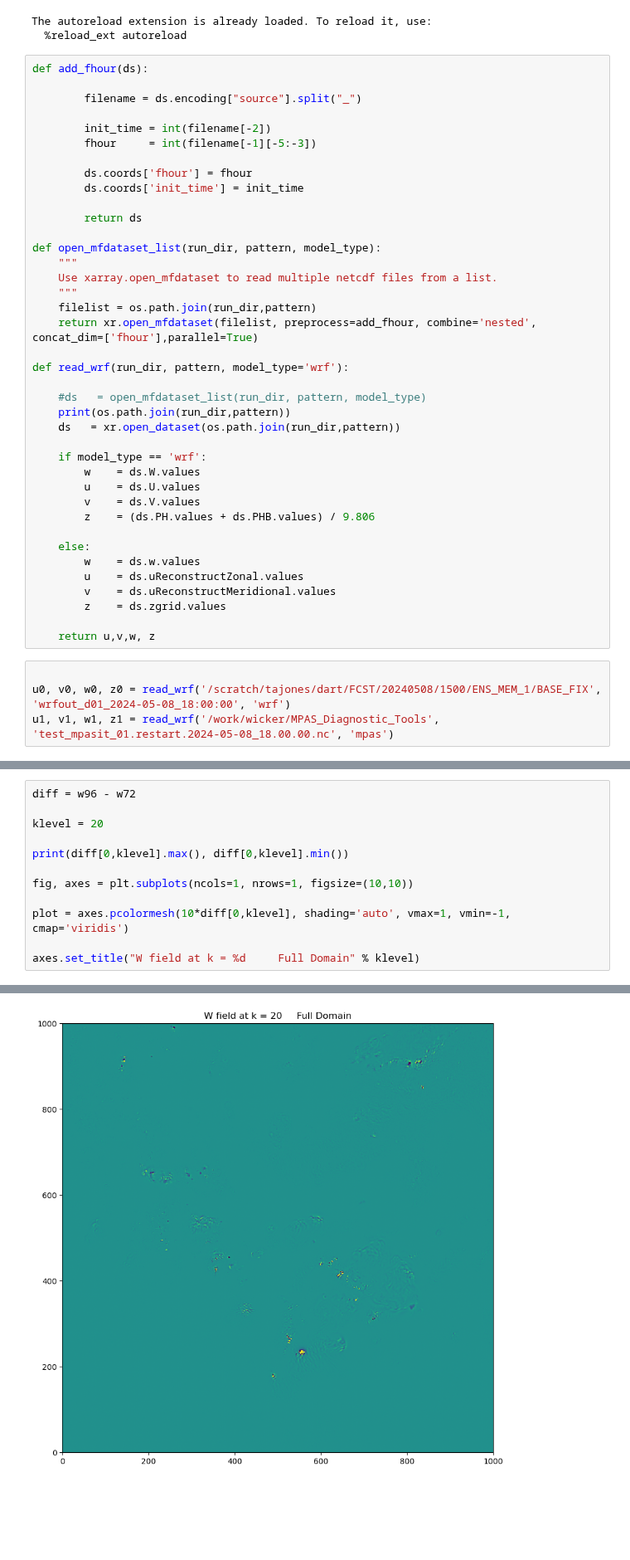
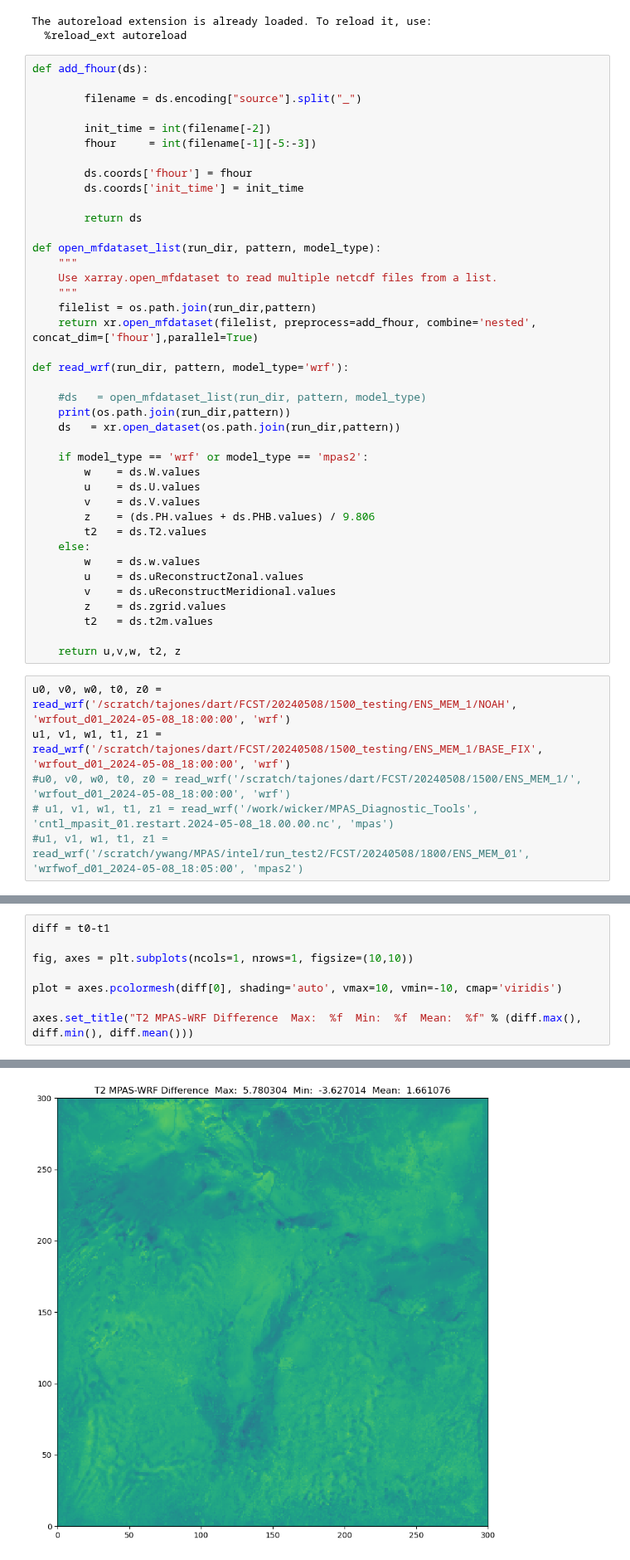
Before and after one commit to louiswicker/CAM_analysis_tools, a Jupyter notebook: real_cases/plot_WRF_History.ipynb, the cells around one changed output, grey strips where cells are left out. Shown at 83% size. Drawn from its saved outputs; the diff is of its cells as text; blank space fills up the shorter version.

```diff
--- a/real_cases/plot_WRF_History.ipynb
+++ b/real_cases/plot_WRF_History.ipynb
@@ -47,21 +47,24 @@ def read_wrf(run_dir, pattern, model_type='wrf'):
     print(os.path.join(run_dir,pattern))
     ds   = xr.open_dataset(os.path.join(run_dir,pattern))
 
-    if model_type == 'wrf':
+    if model_type == 'wrf' or model_type == 'mpas2':
         w    = ds.W.values
         u    = ds.U.values
         v    = ds.V.values
         z    = (ds.PH.values + ds.PHB.values) / 9.806
-
+        t2   = ds.T2.values
     else:
         w    = ds.w.values
         u    = ds.uReconstructZonal.values
         v    = ds.uReconstructMeridional.values
         z    = ds.zgrid.values
+        t2   = ds.t2m.values
 
-    return u,v,w, z
+    return u,v,w, t2, z
 # %%
-
-u0, v0, w0, z0 = read_wrf('/scratch/tajones/dart/FCST/20240508/1500/ENS_MEM_1/BASE_FIX', 'wrfout_d01_2024-05-08_18:00:00', 'wrf')
-u1, v1, w1, z1 = read_wrf('/work/wicker/MPAS_Diagnostic_Tools', 'test_mpasit_01.restart.2024-05-08_18.00.00.nc', 'mpas')
+u0, v0, w0, t0, z0 = read_wrf('/scratch/tajones/dart/FCST/20240508/1500_testing/ENS_MEM_1/NOAH', 'wrfout_d01_2024-05-08_18:00:00', 'wrf')
+u1, v1, w1, t1, z1 = read_wrf('/scratch/tajones/dart/FCST/20240508/1500_testing/ENS_MEM_1/BASE_FIX', 'wrfout_d01_2024-05-08_18:00:00', 'wrf')
+#u0, v0, w0, t0, z0 = read_wrf('/scratch/tajones/dart/FCST/20240508/1500/ENS_MEM_1/', 'wrfout_d01_2024-05-08_18:00:00', 'wrf')
+# u1, v1, w1, t1, z1 = read_wrf('/work/wicker/MPAS_Diagnostic_Tools', 'cntl_mpasit_01.restart.2024-05-08_18.00.00.nc', 'mpas')
+#u1, v1, w1, t1, z1 = read_wrf('/scratch/ywang/MPAS/intel/run_test2/FCST/20240508/1800/ENS_MEM_01', 'wrfwof_d01_2024-05-08_18:05:00', 'mpas2')
 # %% [output]
@@ -136,15 +149,11 @@ ax.set_title('DZ in models');
 # %% [output]
 [figure]
 # %%
-diff = w96 - w72
-
-klevel = 20
-
-print(diff[0,klevel].max(), diff[0,klevel].min())
+diff = t0-t1
 
 fig, axes = plt.subplots(ncols=1, nrows=1, figsize=(10,10))
 
-plot = axes.pcolormesh(10*diff[0,klevel], shading='auto', vmax=1, vmin=-1, cmap='viridis')
+plot = axes.pcolormesh(diff[0], shading='auto', vmax=10, vmin=-10, cmap='viridis')
 
-axes.set_title("W field at k = %d     Full Domain" % klevel)
+axes.set_title("T2 MPAS-WRF Difference  Max:  %f  Min:  %f  Mean:  %f" % (diff.max(), diff.min(), diff.mean()))
 # %% [output]
@@ -153,4 +161,4 @@ Text(0.5, 1.0, 'W field at k = 20     Full Domain')
-[figure, old version]
+[figure, new version]
 # %%
 fig, axes = plt.subplots(ncols=1, nrows=1, figsize=(10,10))
 
```
Also changed, not shown: parts of 6 cells of this notebook, 2 other files.
